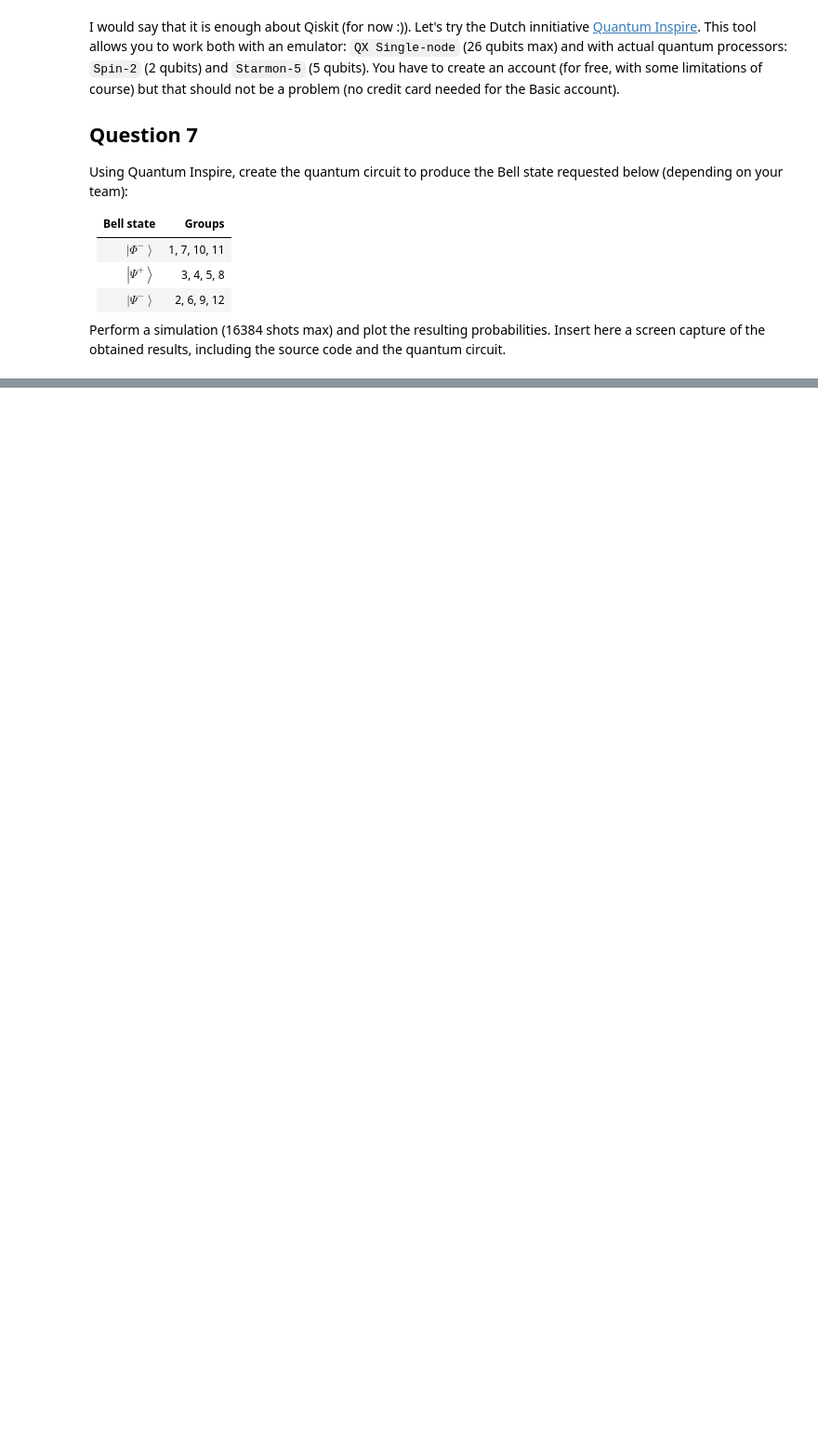
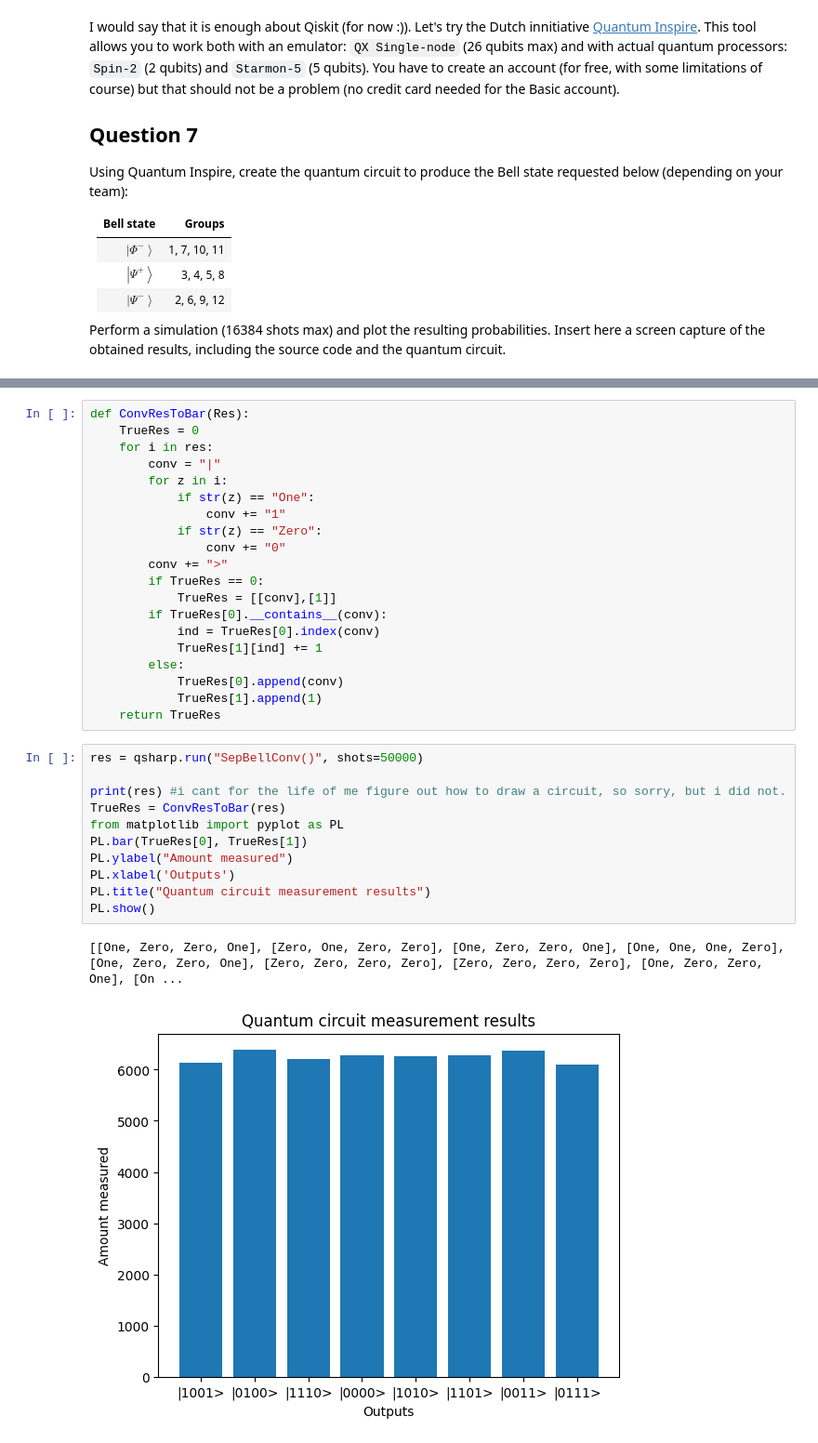
Before and after one commit to Lilith207/PythonForQuantum, a Jupyter notebook: Introduction/Assignment 4/QCI - Assignment4.ipynb, the cells around one changed output, grey strips where cells are left out. Shown at 93% size. Saved outputs shown, nothing was run; the diff lists cells and outputs as text; blank space fills up the shorter version.

```diff
--- a/Introduction/Assignment 4/QCI - Assignment4.ipynb
+++ b/Introduction/Assignment 4/QCI - Assignment4.ipynb
@@ -297,3 +287,37 @@ Using the assigned quantum programming framework, implement the quantum circuit
+# %%
+def ConvResToBar(Res):
+    TrueRes = 0
+    for i in res:
+        conv = "|"
+        for z in i:
+            if str(z) == "One":
+                conv += "1"
+            if str(z) == "Zero":
+                conv += "0"
+        conv += ">"
+        if TrueRes == 0:
+            TrueRes = [[conv],[1]]
+        if TrueRes[0].__contains__(conv):
+            ind = TrueRes[0].index(conv)
+            TrueRes[1][ind] += 1
+        else:
+            TrueRes[0].append(conv)
+            TrueRes[1].append(1)
+    return TrueRes
+# %%
+res = qsharp.run("SepBellConv()", shots=50000)
+
+print(res) #i cant for the life of me figure out how to draw a circuit, so sorry, but i did not.
+TrueRes = ConvResToBar(res)
+from matplotlib import pyplot as PL
+PL.bar(TrueRes[0], TrueRes[1])
+PL.ylabel("Amount measured")
+PL.xlabel('Outputs')
+PL.title("Quantum circuit measurement results")
+PL.show()
+# %% [output]
+[[One, Zero, Zero, One], [Zero, One, Zero, Zero], [One, Zero, Zero, One], [One, One, One, Zero], [One, Zero, Zero, One], [Zero, Zero, Zero, Zero], [Zero, Zero, Zero, Zero], [One, Zero, Zero, One], [On ...
+[figure, added]
 # %% [markdown]
 ## Question 10
 
```
Also changed, not shown: parts of 16 cells of this notebook, 2 other files.
